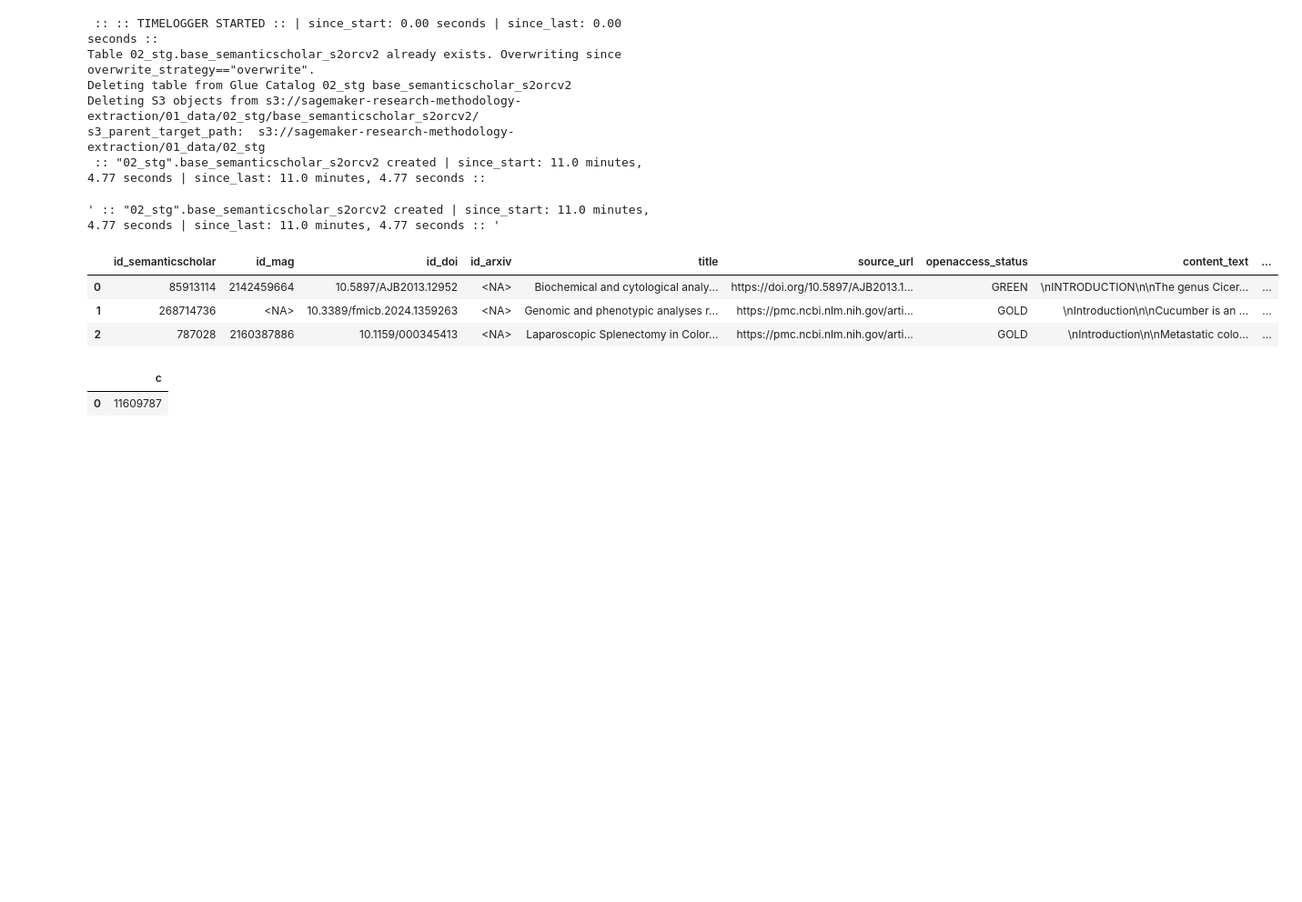
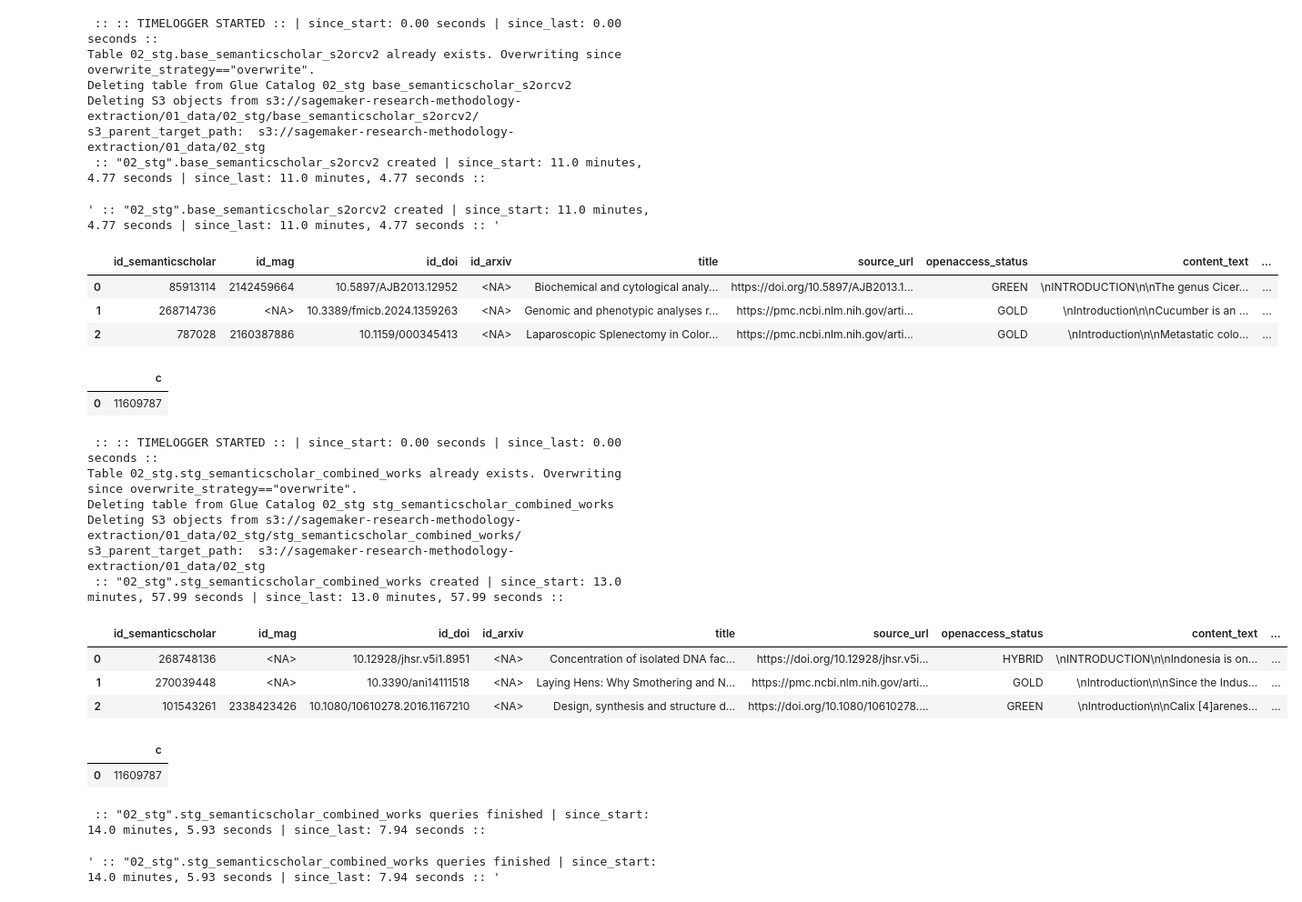
Before and after one commit to ka-steve/sagemaker_research_classification, a Jupyter notebook: src/04_transformation/04_01_transformation_control.ipynb, the cells around one changed output. Shown at 91% size. Cells and saved outputs as stored; diff of their text form; code cells hidden in the pictures; blank space fills up the shorter version.

```diff
--- a/src/04_transformation/04_01_transformation_control.ipynb
+++ b/src/04_transformation/04_01_transformation_control.ipynb
@@ -135,6 +135,36 @@ display(wr.athena.read_sql_query("""SELECT COUNT(*) AS c FROM "02_stg".base_sema
 | 2 | 787028 | 2160387886 | 10.1159/000345413 | <NA> | Laparoscopic Splenectomy in Color... | https://pmc.ncbi.nlm.nih.gov/arti... | GOLD | \nIntroduction\n\nMetastatic colo... | ... |
 |  | c |
 | 0 | 11609787 |
+# %%
+table_name = 'stg_semanticscholar_combined_works'
+timelogger = utils.TimeLogger()
+utils.create_table_from_sql_file(
+    database_name = '02_stg',
+    table_name = table_name,
+    overwrite_strategy='overwrite', # options: fail, overwrite, ignore
+    wait=True,
+)
+timelogger.log(f'"02_stg".{table_name} created')
+
+utils.pd_set_options(cols=500)
+display(wr.athena.read_sql_query(f"""SELECT * FROM "02_stg".{table_name} LIMIT 3 """, '02_stg'))
+display(wr.athena.read_sql_query(f"""SELECT COUNT(*) AS c FROM "02_stg".{table_name} """, '02_stg'))
+timelogger.log(f'"02_stg".{table_name} queries finished')
+# %% [output]
+ :: :: TIMELOGGER STARTED :: | since_start: 0.00 seconds | since_last: 0.00 seconds ::
+Table 02_stg.stg_semanticscholar_combined_works already exists. Overwriting since overwrite_strategy=="overwrite".
+Deleting table from Glue Catalog 02_stg stg_semanticscholar_combined_works
+Deleting S3 objects from s3://sagemaker-research-methodology-extraction/01_data/02_stg/stg_semanticscholar_combined_works/
+s3_parent_target_path:  s3://sagemaker-research-methodology-extraction/01_data/02_stg
+ :: "02_stg".stg_semanticscholar_combined_works created | since_start: 13.0 minutes, 57.99 seconds | since_last: 13.0 minutes, 57.99 seconds ::
+|  | id_semanticscholar | id_mag | id_doi | id_arxiv | title | source_url | openaccess_status | content_text | ... |
+| 0 | 268748136 | <NA> | 10.12928/jhsr.v5i1.8951 | <NA> | Concentration of isolated DNA fac... | https://doi.org/10.12928/jhsr.v5i... | HYBRID | \nINTRODUCTION\n\nIndonesia is on... | ... |
+| 1 | 270039448 | <NA> | 10.3390/ani14111518 | <NA> | Laying Hens: Why Smothering and N... | https://pmc.ncbi.nlm.nih.gov/arti... | GOLD | \nIntroduction\n\nSince the Indus... | ... |
+| 2 | 101543261 | 2338423426 | 10.1080/10610278.2016.1167210 | <NA> | Design, synthesis and structure d... | https://doi.org/10.1080/10610278.... | GREEN | \nIntroduction\n\nCalix [4]arenes... | ... |
+|  | c |
+| 0 | 11609787 |
+ :: "02_stg".stg_semanticscholar_combined_works queries finished | since_start: 14.0 minutes, 5.93 seconds | since_last: 7.94 seconds ::
+' :: "02_stg".stg_semanticscholar_combined_works queries finished | since_start: 14.0 minutes, 5.93 seconds | since_last: 7.94 seconds :: '
 # %%
 timelogger = utils.TimeLogger()
 utils.create_table_from_sql_file(
```
Also changed, not shown: parts of 3 cells of this notebook, 4 other files.
